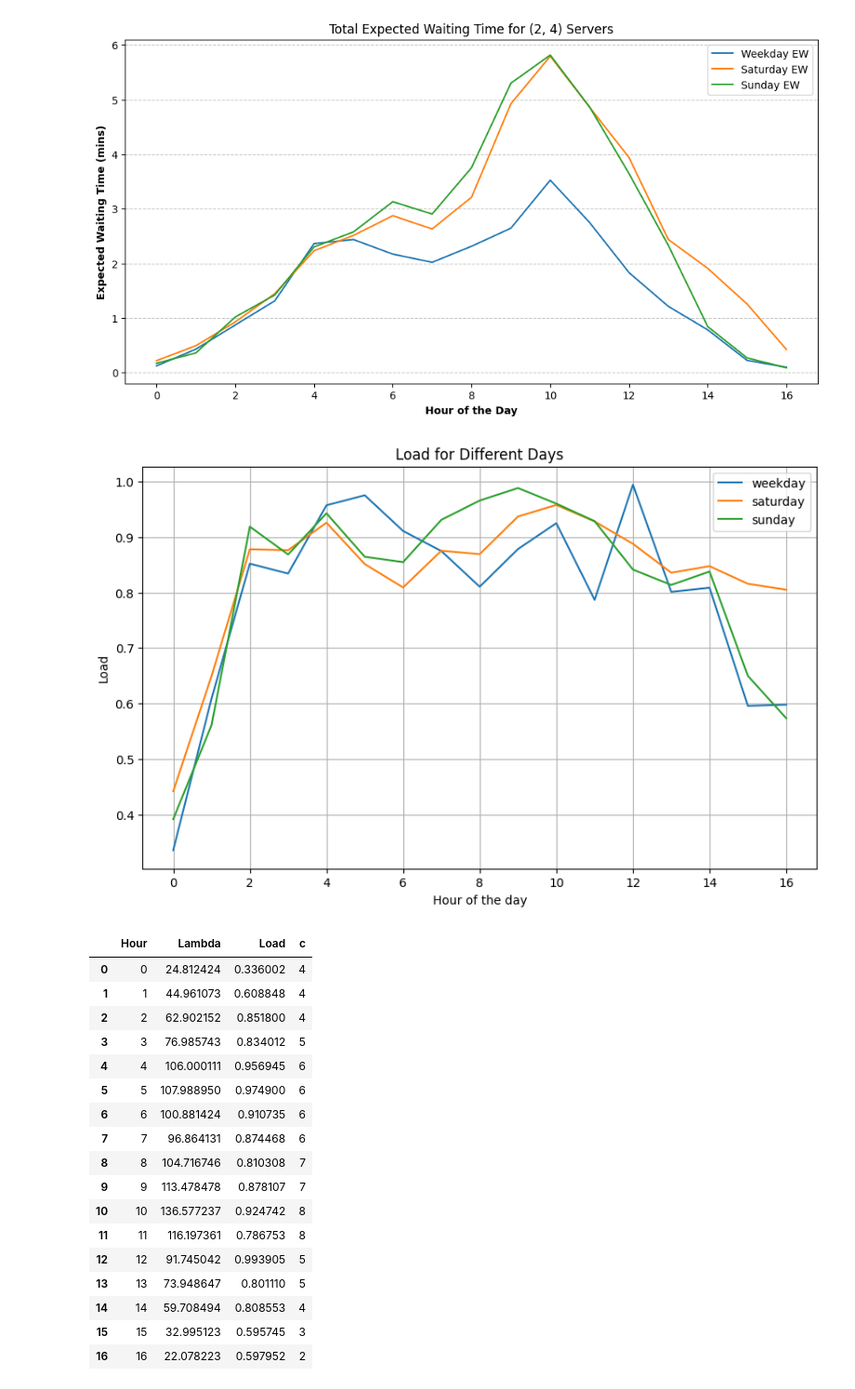
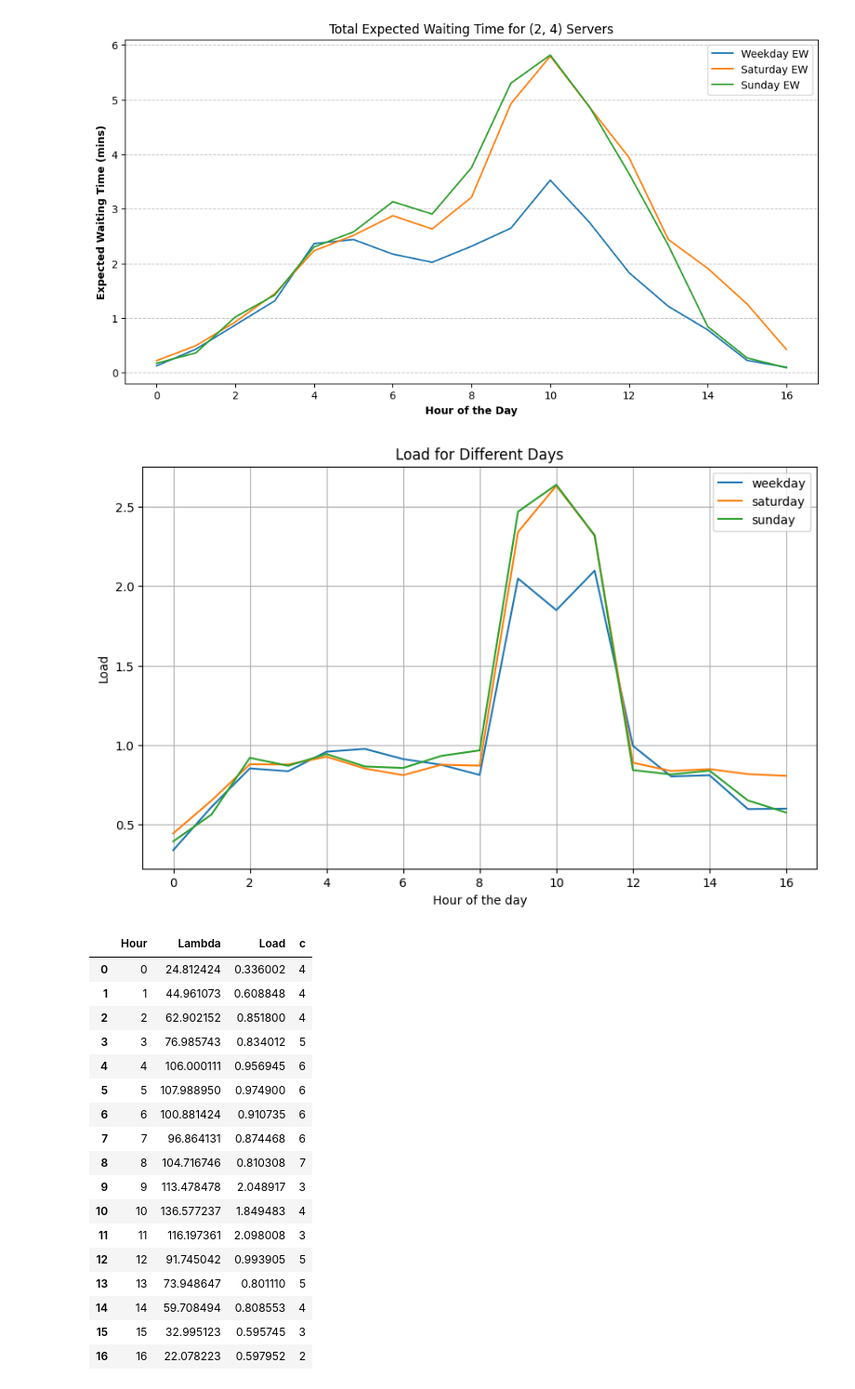
Before and after one commit to nandob7/ASM-Case2, a Jupyter notebook: case2.ipynb, the cells around one changed output. Shown at 93% size. Cells and saved outputs as stored; diff of their text form; code cells hidden in the pictures.

```diff
--- a/case2.ipynb
+++ b/case2.ipynb
@@ -409,43 +409,51 @@ df_sunday['Lambda'] = df_sunday['Lambda']*60*60
 ES = 3.25
 cost = 15
 
+#load < 1
+# c = {
+#     "weekday": {0:4,1:4,2:4,3:5,4:6,5:6,6:6,7:6,8:7,9:7,10:8,11:8,12:5,13:5,14:4,15:3,16:2},
+#     "saturday": {0:4,1:4,2:4,3:5,4:6,5:7,6:8,7:7,8:8,9:10,10:11,11:10,12:9,13:7,14:6,15:5,16:3},
+#     "sunday": {0:4,1:4,2:4,3:5,4:6,5:7,6:8,7:7,8:8,9:10,10:11,11:10,12:9,13:7,14:4,15:3,16:2}
+# }
+
+#load > 1
 c = {
-    "weekday": {0:4,1:4,2:4,3:5,4:6,5:6,6:6,7:6,8:7,9:7,10:8,11:8,12:5,13:5,14:4,15:3,16:2},
-    "saturday": {0:4,1:4,2:4,3:5,4:6,5:7,6:8,7:7,8:8,9:10,10:11,11:10,12:9,13:7,14:6,15:5,16:3},
-    "sunday": {0:4,1:4,2:4,3:5,4:6,5:7,6:8,7:7,8:8,9:10,10:11,11:10,12:9,13:7,14:4,15:3,16:2}
+    "weekday": {0:4,1:4,2:4,3:5,4:6,5:6,6:6,7:6,8:7,     9:3,10:4,11:3,       12:5,13:5,14:4,15:3,16:2},
+    "saturday": {0:4,1:4,2:4,3:5,4:6,5:7,6:8,7:7,8:8,    9:4,10:4,11:4,    12:9,13:7,14:6,15:5,16:3},
+    "sunday": {0:4,1:4,2:4,3:5,4:6,5:7,6:8,7:7,8:8,      9:4,10:4,11:4,    12:9,13:7,14:4,15:3,16:2}
 }
 
 weekday_cost = sum(c["weekday"].values())*cost
 saturday_cost = sum(c["saturday"].values())*cost
 sunday_cost = sum(c["sunday"].values())*cost
 
 def calculate_c(c_dict, df_type, hour):
     # Define a function to retrieve 'c' based on the dataframe type and hour from the dictionary
     return c_dict[df_type][hour]
 
 for df_type, df in [("weekday", df_weekday), ("saturday", df_saturday), ("sunday", df_sunday)]:
     # Assuming your dataframe has a column named 'Hour' representing the hour of the day
     df["Load"] = df.apply(lambda row: load(row, calculate_c(c, df_type, row['Hour']), ES), axis=1)
 
 # Convert 'c' dictionary to DataFrames and add 'c' as a column in each dataframe
 for df, c_value in zip([df_weekday, df_saturday, df_sunday], [c["weekday"], c["saturday"], c["sunday"]]):
     df['c'] = df['Hour'].map(c_value)
 
 # Plotting 'Load' values for all three dataframes in a single figure
 plt.figure(figsize=(10, 6))  # Set the figure size
 for df_type, df in [("weekday", df_weekday), ("saturday", df_saturday), ("sunday", df_sunday)]:
     plt.plot(df['Hour'], df['Load'], label=df_type)  # Plot 'Load1' against 'Hour' for each dataframe
 
 plt.xlabel('Hour of the day')
 plt.ylabel('Load')
 plt.title('Load for Different Days')
 plt.legend()
 plt.grid(True)
 plt.show()
 
 df_weekday
 # %% [output]
-[figure, old version]
+[figure, new version]
 |  | Hour | Lambda | Load | c |
 | 0 | 0 | 24.812424 | 0.336002 | 4 |
 | 1 | 1 | 44.961073 | 0.608848 | 4 |
@@ -456,9 +464,9 @@ df_weekday
 | 6 | 6 | 100.881424 | 0.910735 | 6 |
 | 7 | 7 | 96.864131 | 0.874468 | 6 |
 | 8 | 8 | 104.716746 | 0.810308 | 7 |
-| 9 | 9 | 113.478478 | 0.878107 | 7 |
-| 10 | 10 | 136.577237 | 0.924742 | 8 |
-| 11 | 11 | 116.197361 | 0.786753 | 8 |
+| 9 | 9 | 113.478478 | 2.048917 | 3 |
+| 10 | 10 | 136.577237 | 1.849483 | 4 |
+| 11 | 11 | 116.197361 | 2.098008 | 3 |
 | 12 | 12 | 91.745042 | 0.993905 | 5 |
 | 13 | 13 | 73.948647 | 0.801110 | 5 |
 | 14 | 14 | 59.708494 | 0.808553 | 4 |
```
Also changed, not shown: parts of 2 cells of this notebook.
